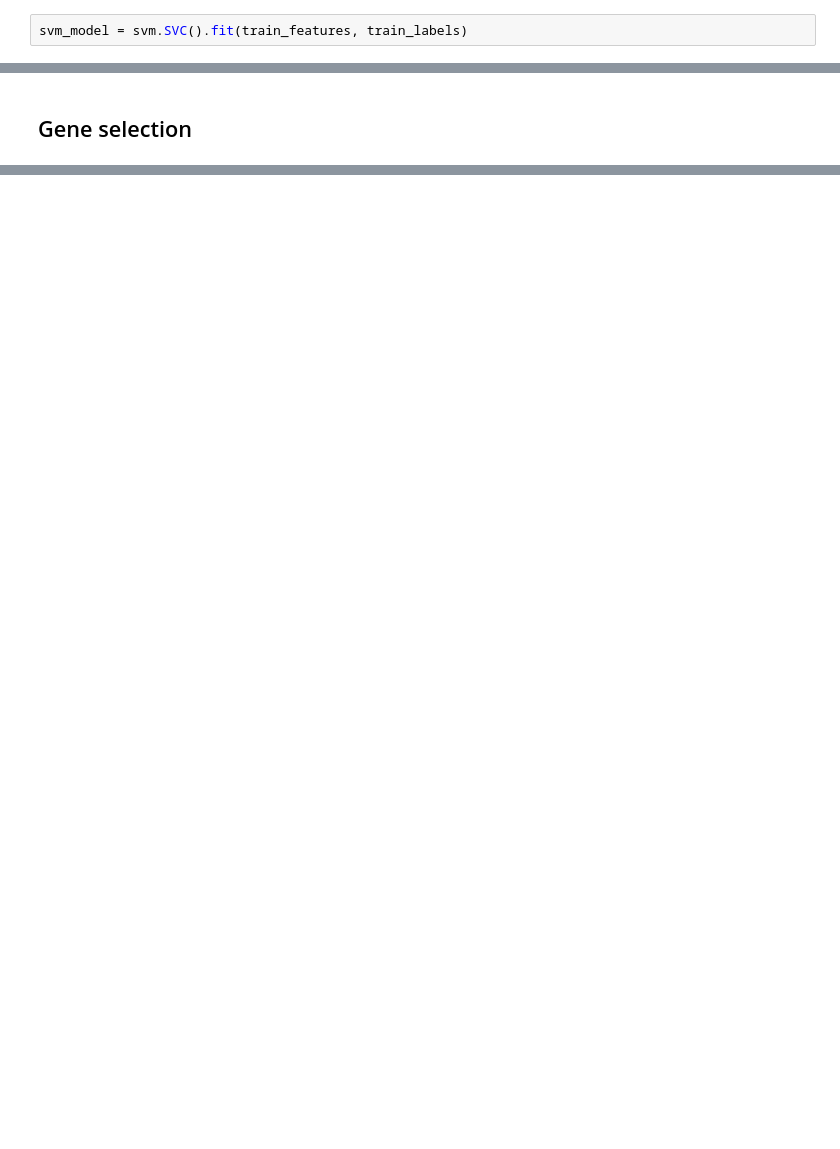
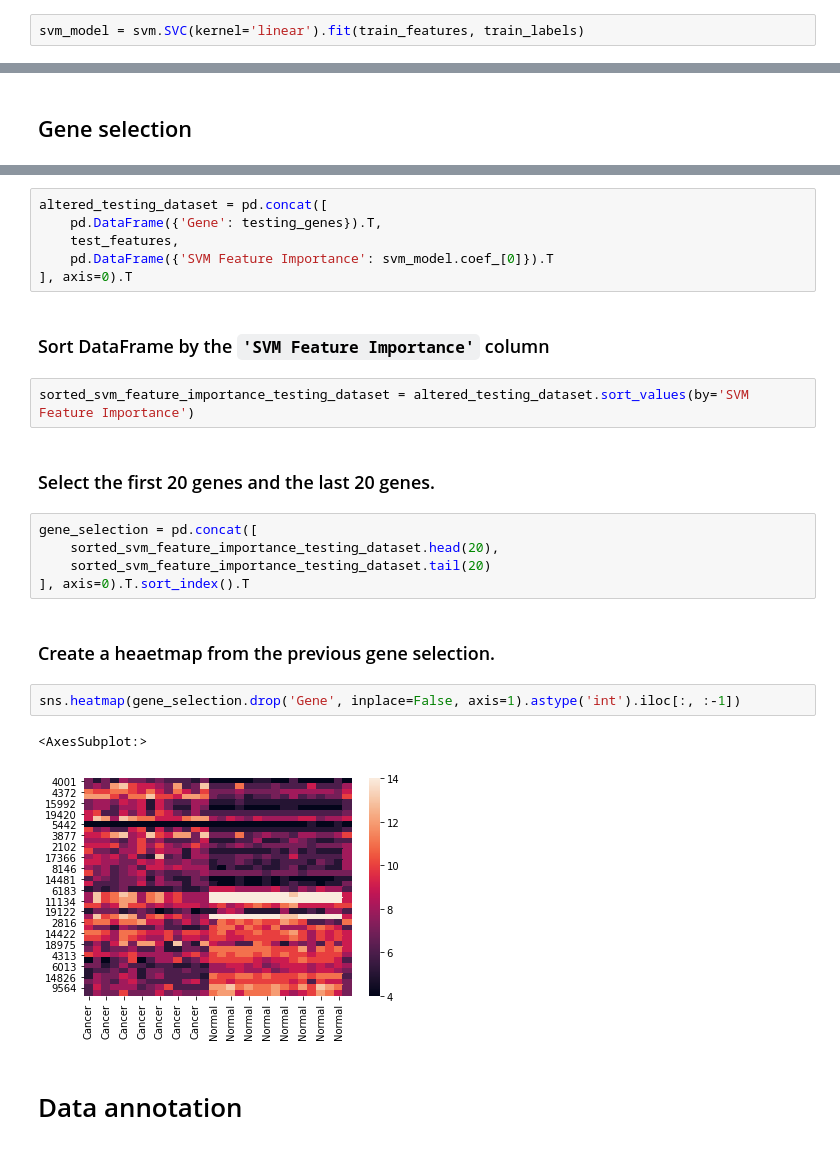
Before and after one commit to mzamayias/uni-work, a Jupyter notebook: lab/assignments/assignment_2/assignment_2.ipynb, the cells around one changed output, grey strips where cells are left out. Saved outputs shown, nothing was run; the diff lists cells and outputs as text; blank space fills up the shorter version.

```diff
--- a/lab/assignments/assignment_2/assignment_2.ipynb
+++ b/lab/assignments/assignment_2/assignment_2.ipynb
@@ -52,7 +57,7 @@ testing_genes, test_labels, test_features = process_data(testing_dataset)
 # %% [markdown]
 ### Train the SVM model with training dataset.
 # %%
-svm_model = svm.SVC().fit(train_features, train_labels)
+svm_model = svm.SVC(kernel='linear').fit(train_features, train_labels)
 # %% [markdown]
 ### Run trained SVM model on testing dataset and calculate its prediction, confusion matrix and accuracy.
 # %%
@@ -156,0 +201,26 @@ Yes, there is a 50.0% difference in confusion matrix between models.
+# %%
+altered_testing_dataset = pd.concat([
+    pd.DataFrame({'Gene': testing_genes}).T,
+    test_features,
+    pd.DataFrame({'SVM Feature Importance': svm_model.coef_[0]}).T
+], axis=0).T
+# %% [markdown]
+### Sort DataFrame by the `'SVM Feature Importance'` column
+# %%
+sorted_svm_feature_importance_testing_dataset = altered_testing_dataset.sort_values(by='SVM Feature Importance')
+# %% [markdown]
+### Select the first 20 genes and the last 20 genes.
+# %%
+gene_selection = pd.concat([
+    sorted_svm_feature_importance_testing_dataset.head(20),
+    sorted_svm_feature_importance_testing_dataset.tail(20)
+], axis=0).T.sort_index().T
+# %% [markdown]
+### Create a heaetmap from the previous gene selection.
+# %%
+sns.heatmap(gene_selection.drop('Gene', inplace=False, axis=1).astype('int').iloc[:, :-1])
+# %% [output]
+<AxesSubplot:>
+[figure, added]
+# %% [markdown]
+# Data annotation
```
Also changed, not shown: parts of 27 cells of this notebook.
